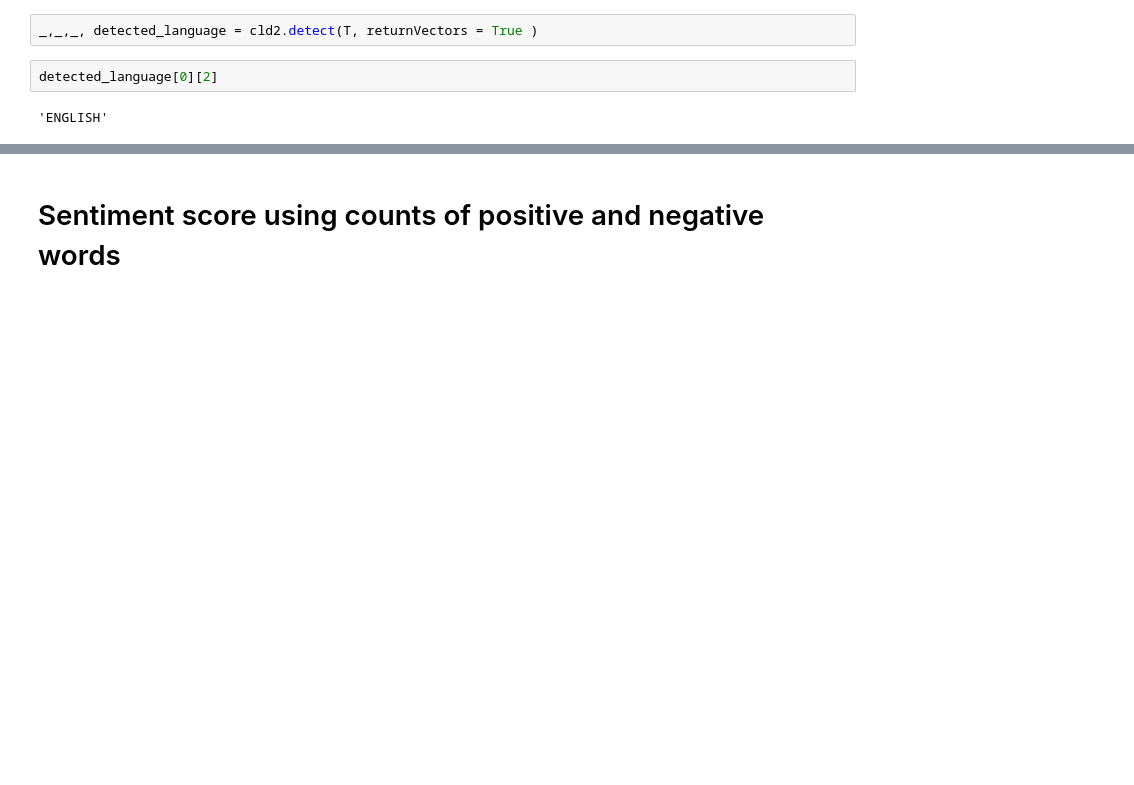
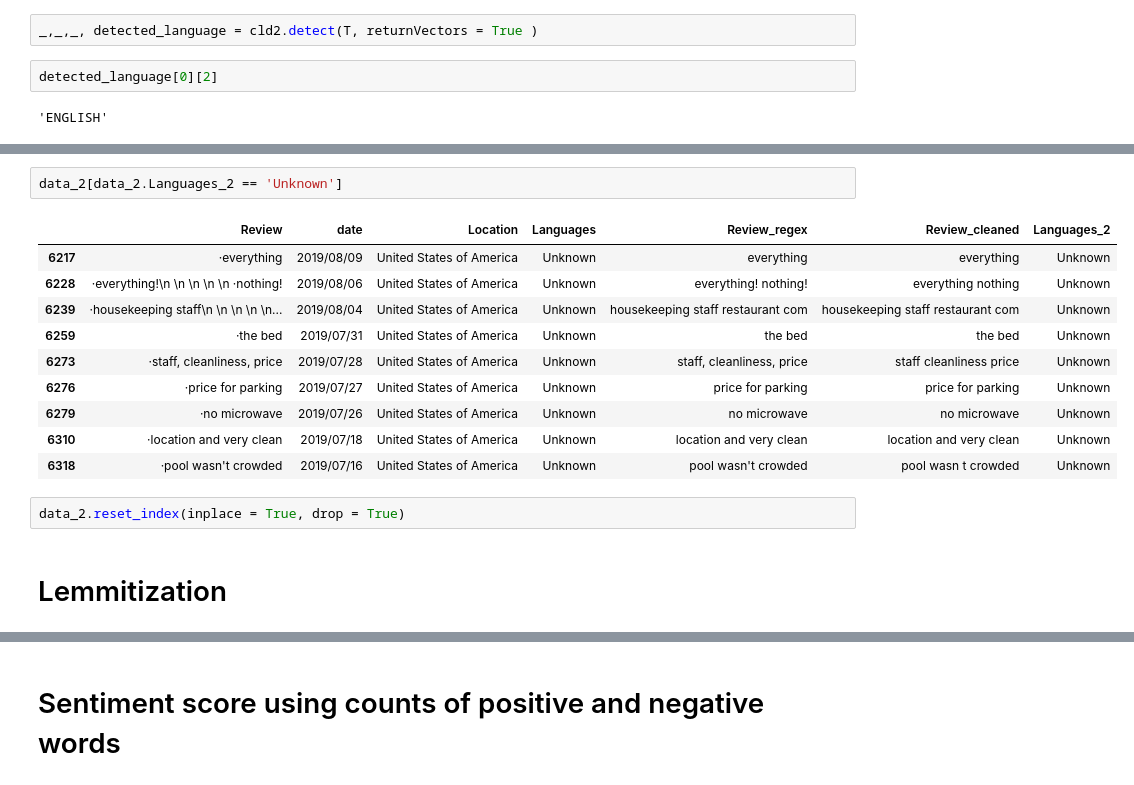
Before and after one commit to piyumaha12/Clootrack_assignment, a Jupyter notebook: exploration.ipynb, the cells around one changed output, grey strips where cells are left out. Cells and saved outputs as stored; diff of their text form; blank space fills up the shorter version.

```diff
--- a/exploration.ipynb
+++ b/exploration.ipynb
@@ -340,0 +573,17 @@ data['Languages'].isnull().sum()
+# %%
+data_2[data_2.Languages_2 == 'Unknown']
+# %% [output]
+|  | Review | date | Location | Languages | Review_regex | Review_cleaned | Languages_2 |
+| 6217 | ·everything | 2019/08/09 | United States of America | Unknown | everything | everything | Unknown |
+| 6228 | ·everything!\n \n \n \n \n ·nothing! | 2019/08/06 | United States of America | Unknown | everything! nothing! | everything nothing | Unknown |
+| 6239 | ·housekeeping staff\n \n \n \n \n... | 2019/08/04 | United States of America | Unknown | housekeeping staff restaurant com | housekeeping staff restaurant com | Unknown |
+| 6259 | ·the bed | 2019/07/31 | United States of America | Unknown | the bed | the bed | Unknown |
+| 6273 | ·staff, cleanliness, price | 2019/07/28 | United States of America | Unknown | staff, cleanliness, price | staff cleanliness price | Unknown |
+| 6276 | ·price for parking | 2019/07/27 | United States of America | Unknown | price for parking | price for parking | Unknown |
+| 6279 | ·no microwave | 2019/07/26 | United States of America | Unknown | no microwave | no microwave | Unknown |
+| 6310 | ·location and very clean | 2019/07/18 | United States of America | Unknown | location and very clean | location and very clean | Unknown |
+| 6318 | ·pool wasn't crowded | 2019/07/16 | United States of America | Unknown | pool wasn't crowded | pool wasn t crowded | Unknown |
+# %%
+data_2.reset_index(inplace = True, drop = True)
+# %% [markdown]
+# Lemmitization
```
Also changed, not shown: parts of 66 cells of this notebook.
